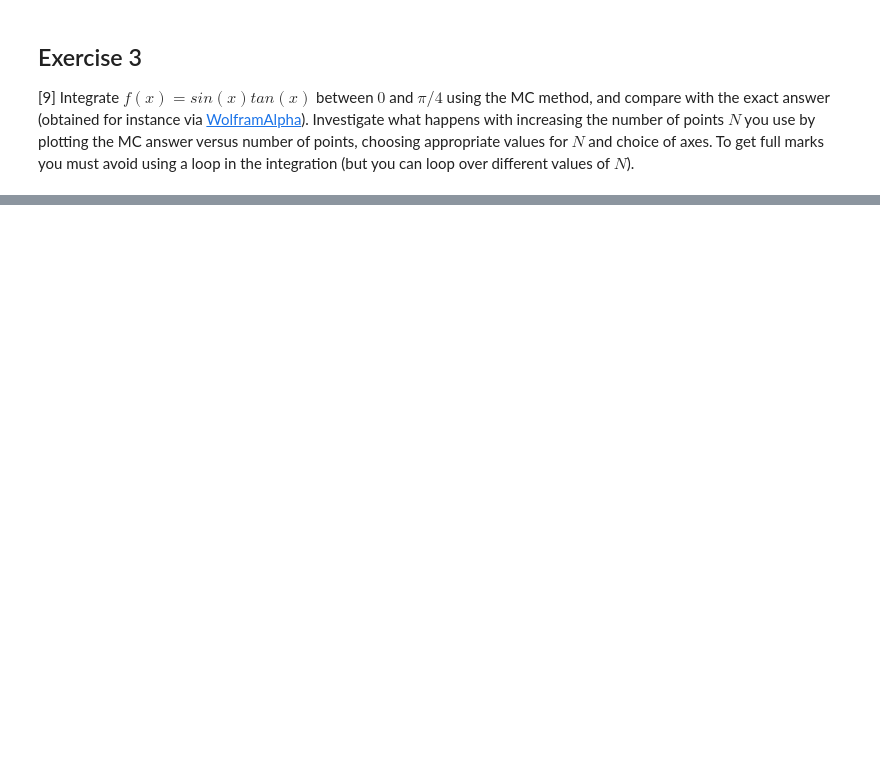
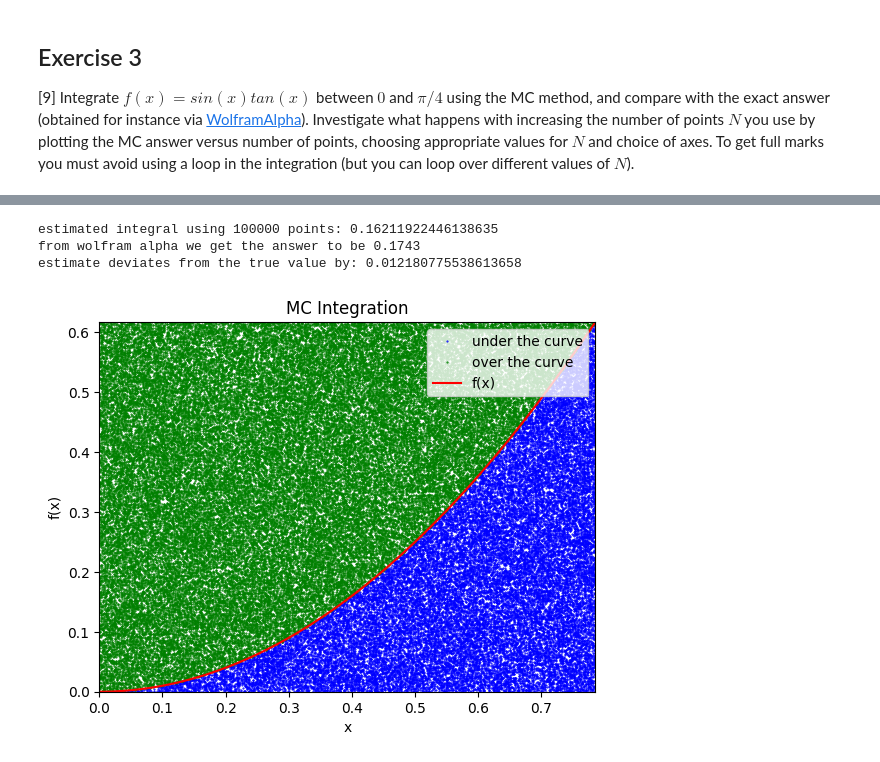
Before and after one commit to PX2145-2025/week-6-b-JonesRhys, a Jupyter notebook: Monte_Carlo.ipynb, the cells around one changed output, grey strips where cells are left out. Saved outputs shown, nothing was run; the diff lists cells and outputs as text; code cells hidden in the pictures; blank space fills up the shorter version.

```diff
--- a/Monte_Carlo.ipynb
+++ b/Monte_Carlo.ipynb
@@ -306,19 +284,3 @@ Wall time: 2.9 ms
 
 [9] Integrate $f(x) = sin(x)tan(x)$ between $0$ and $\pi/4$ using the MC method, and compare with the exact answer (obtained for instance via [WolframAlpha](https://www.wolframalpha.com/)). Investigate what happens with increasing the number of points $N$ you use by plotting the MC answer versus number of points, choosing appropriate values for $N$ and choice of axes.
  To get full marks you must avoid using a loop in the integration (but you can loop over different values of $N$).
-# %%
-from numpy import sin, tan, atanh, sqrt
-def f(x):
-  """
-  creating the function to integrate
-  """
-  return sin(x)*tan(x)
-
-N = int(1e5)
-s = 0 # s is the sum
-for i in range (N):
-    x = random() # get a random number in [0,1) ...
-    s += f(x)
-integral = 2*atanh(tan(pi/8))-1/sqrt(2)
-print("from wolfram alpha we get the answer to be 0.1743")
-print('Approximate result for {} points: {}'.format(N,integral))
@@ -330,0 +287,34 @@ Approximate result for 100000 points: 0.17426680583299548
+# %%
+from numpy import pi, sin, tan, atanh, sqrt # imports
+
+a= 0 # computing the integral
+b= pi/4
+max_f = f(b)
+N = int(1e5)
+x_rand = a + (b-a)*np.random.random(N)
+y_rand = 0 + (max_f-0) * random(N)
+under_curce = y_rand <= f(x_rand)
+n_under_curve = np.sum(under_curce)
+area_rectangle = (b-a) * max_f
+integral_estimate = (n_under_curve / N) * area_rectangle
+
+print(f"estimated integral using {N} points: {integral_estimate}") # printing out answers
+print(f"from wolfram alpha we get the answer to be 0.1743")
+print(f"estimate deviates from the true value by: {abs(0.1743-integral_estimate)}")
+
+x_values=np.linspace(a,b,100) # creating the slope
+plt.plot(x_rand[under_curce==True],y_rand[under_curce==True],'b.', label="under the curve", markersize= 1) # this plots the blue part under the slope
+plt.plot(x_rand[under_curce==False],y_rand[under_curce==False],'g.', label="over the curve", markersize= 1) # this plots the green part above the slope
+plt.plot(x_values,f(x_values),'r-', label="f(x)") # plotting the slope
+plt.xlim(0,pi/4) # everything below is just plot parameters
+plt.ylim(0,max_f)
+plt.title("MC Integration")
+plt.xlabel("x")
+plt.ylabel("f(x)")
+plt.legend(loc = "upper right")
+plt.show()
+# %% [output]
+estimated integral using 100000 points: 0.16211922446138635
+from wolfram alpha we get the answer to be 0.1743
+estimate deviates from the true value by: 0.012180775538613658
+[figure, added]
```
Also changed, not shown: parts of 15 cells of this notebook.
